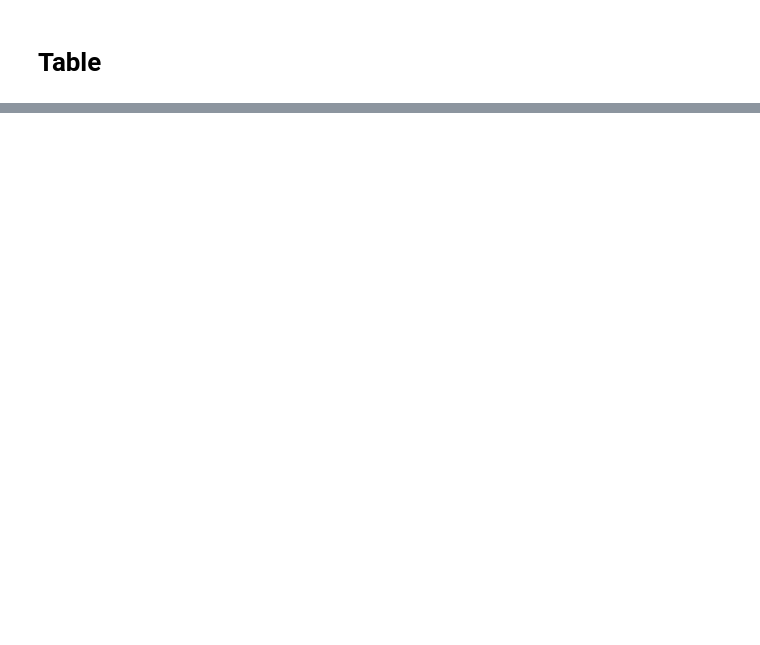
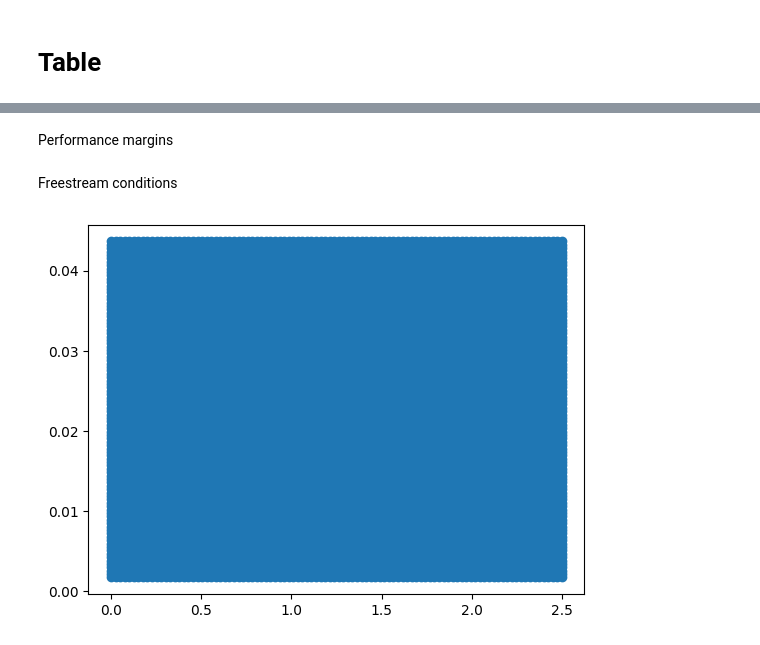
Before and after one commit to RileyKyle/Prop_2_Assignments, a Jupyter notebook: project_2/prop2project2_1.ipynb, the cells around one changed output, grey strips where cells are left out. Drawn from its saved outputs; the diff is of its cells as text; code cells hidden in the pictures; blank space fills up the shorter version.

```diff
--- a/project_2/prop2project2_1.ipynb
+++ b/project_2/prop2project2_1.ipynb
@@ -243,0 +246,2 @@ f
+# %% [markdown]
+Performance margins
@@ -243,0 +255,37 @@ f
+# %% [markdown]
+Freestream conditions
+# %%
+gamma = 1.4
+Gamma = (2/(gamma+1))**((gamma+1)/(2*(gamma-1)))*np.sqrt(gamma)
+Cp = 1004.5
+R = 287
+h = 4.45e+7
+
+Alt_list = np.array([0,4000,8000,12000])
+T0_list = np.array([288.15 ,262.15 ,236.23 ,216.65])
+P0_list = np.array([101325 , 61640.235,35651 ,19330.405])
+rho0_list = P0_list/(R*T0_list)
+a0_list = np.sqrt(gamma*R*T0_list)
+# %%
+n = 100
+Alt_size = Alt_list.size
+
+M0 = np.linspace(0,2.5,n)
+m_dot_f = np.linspace(.2,5,n) * m_dot_fR
+
+M0, m_dot_f = np.meshgrid(M0,m_dot_f)
+
+M0 = np.matrix.flatten(M0)
+m_dot_f = np.matrix.flatten(m_dot_f)
+
+plt.scatter(M0,m_dot_f)
+
+j = 0
+
+Alt = Alt_list[j]
+T0 = T0_list[j]
+P0 = P0_list[j]
+rho0 = P0/(R*T0)
+a0 = np.sqrt(gamma*R*T0)
+# %% [output]
+[figure, added]
```
Also changed, not shown: parts of 17 cells of this notebook, 2 other files.
